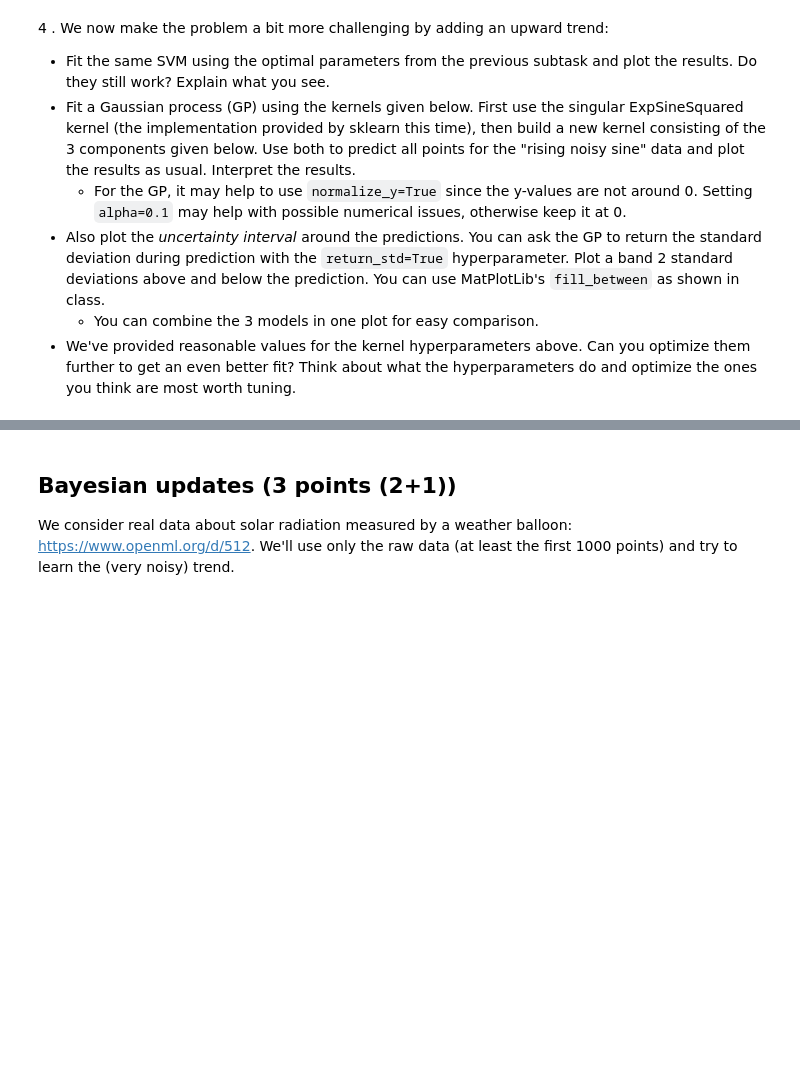
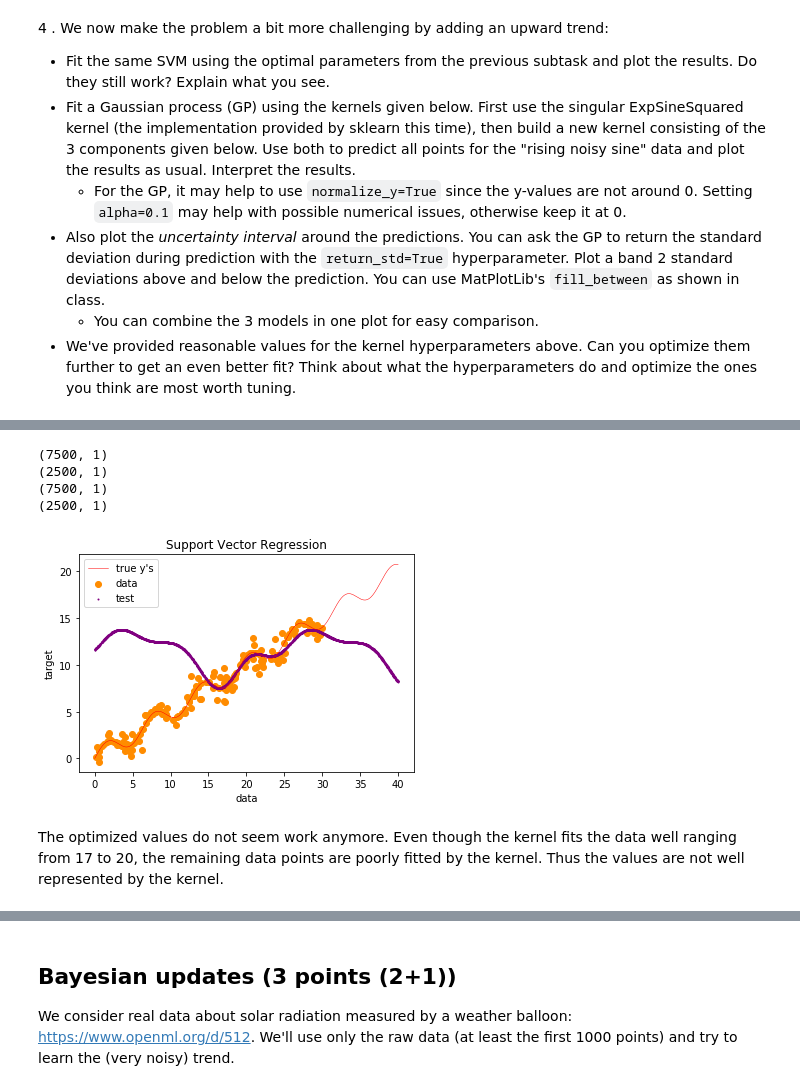
Before and after one commit to schneiderjan/2imm20-assignments, a Jupyter notebook: 1_our_solutions/Assignment 2.ipynb, the cells around one changed output, grey strips where cells are left out. Saved outputs shown, nothing was run; the diff lists cells and outputs as text; code cells hidden in the pictures; blank space fills up the shorter version.

```diff
--- a/1_our_solutions/Assignment 2.ipynb
+++ b/1_our_solutions/Assignment 2.ipynb
@@ -259,3 +283,31 @@ plt.plot(X_plot, true_y);
+# %%
+X_train, X_test, y_train, y_test = train_test_split(X_plot, true_y)
+print(X_train.shape)
+print(X_test.shape)
+print(y_train.shape)
+print(y_test.shape)
+# %% [output]
+(7500, 1)
+(2500, 1)
+(7500, 1)
+(2500, 1)
+# %%
+svr = SVR(kernel=exponential_sine_squared_kernel)
+
+y_pred = svr.fit(X_train, y_train).predict(X_test)
+# %%
+plt.scatter(X, y, color='darkorange', label='data')
+plt.plot(X_plot, true_y, color='red', label='true y\'s');
+plt.scatter(X_test, y_pred, color='purple', s=1, label='test')
+plt.xlabel('data')
+plt.ylabel('target')
+plt.title('Support Vector Regression')
+plt.legend()
+plt.show()
+# %% [output]
+[figure, added]
+# %% [markdown]
+The optimized values do not seem work anymore. Even though the kernel fits the data well ranging from 17 to 20, the remaining data points are poorly fitted by the kernel. Thus the values are not well represented by the kernel.
 # %%
 import sklearn.gaussian_process.kernels
 
```
Also changed, not shown: parts of 20 cells of this notebook.
